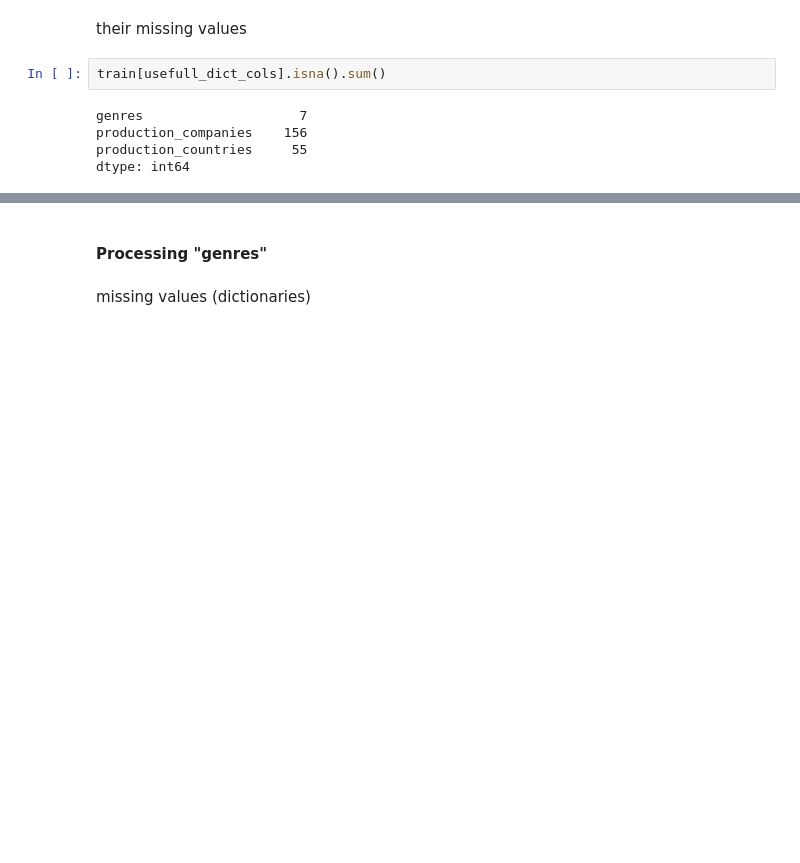
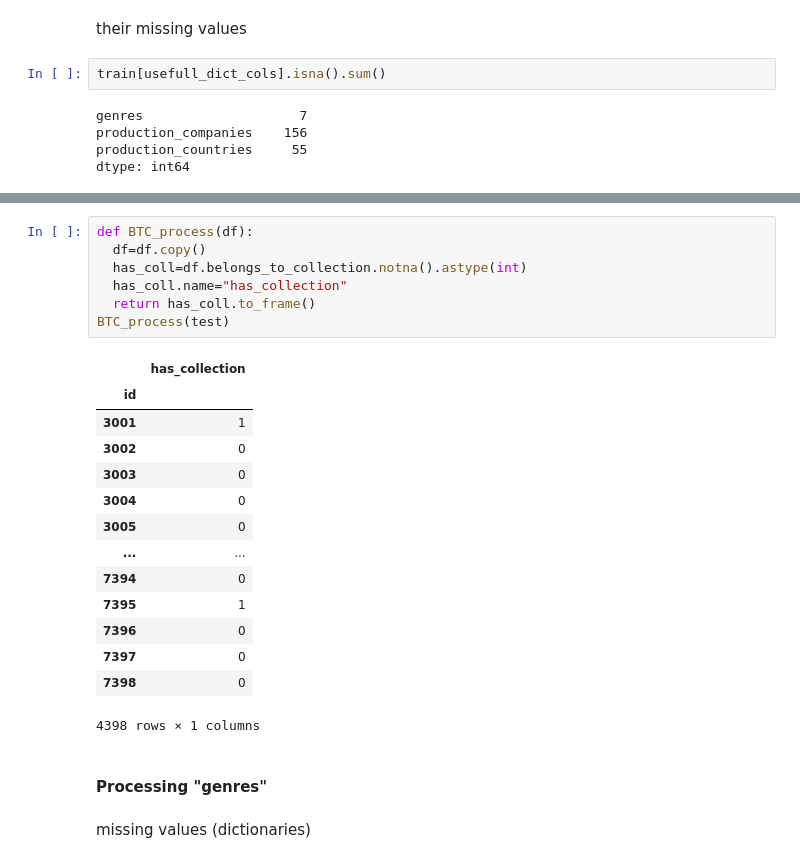
Before and after one commit to d0bando/Personal-Projects, a Jupyter notebook: Box_Office_Competition.ipynb, the cells around one changed output, grey strips where cells are left out. Drawn from its saved outputs; the diff is of its cells as text; blank space fills up the shorter version.

```diff
--- a/Box_Office_Competition.ipynb
+++ b/Box_Office_Competition.ipynb
@@ -700,3 +784,25 @@ dtype: int64
+# %%
+def BTC_process(df):
+  df=df.copy()
+  has_coll=df.belongs_to_collection.notna().astype(int)
+  has_coll.name="has_collection"
+  return has_coll.to_frame()
+BTC_process(test)
+# %% [output]
+|  | has_collection |
+| id |  |
+| 3001 | 1 |
+| 3002 | 0 |
+| 3003 | 0 |
+| 3004 | 0 |
+| 3005 | 0 |
+| ... | ... |
+| 7394 | 0 |
+| 7395 | 1 |
+| 7396 | 0 |
+| 7397 | 0 |
+| 7398 | 0 |
+4398 rows × 1 columns
 # %% [markdown]
 #### Processing "genres"
 # %% [markdown]
```
Also changed, not shown: parts of 24 cells of this notebook.
